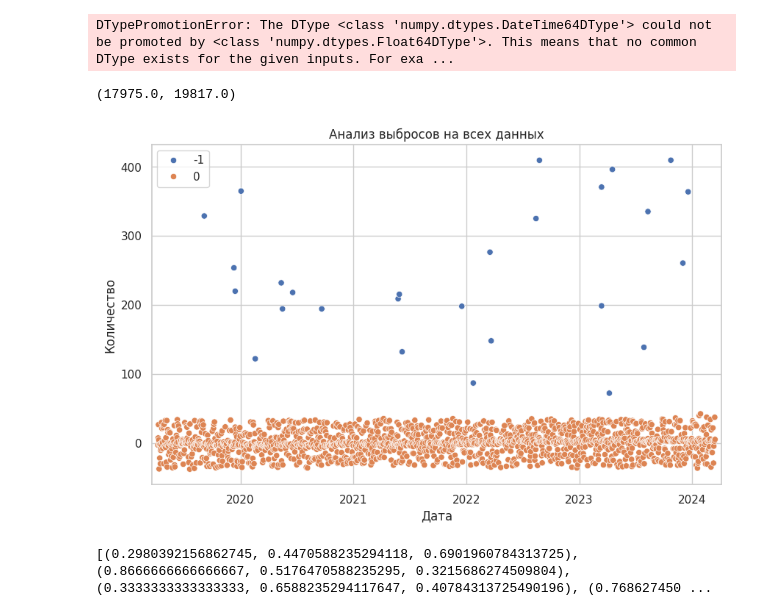
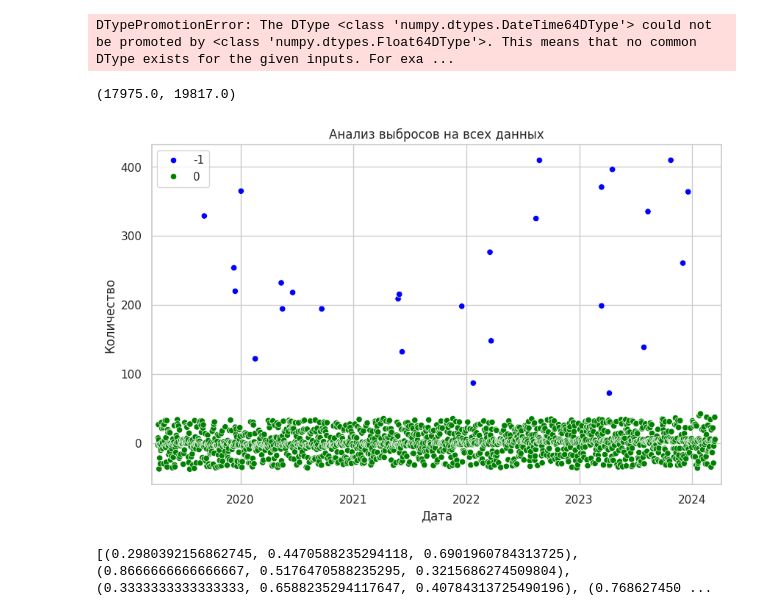
Before and after one commit to MaximIgitov/cup_it_24, a Jupyter notebook: Notebook.ipynb, the cells around one changed output. Cells and saved outputs as stored; diff of their text form; code cells hidden in the pictures.

Commit message:
Changed colors of last figure

```diff
--- a/Notebook.ipynb
+++ b/Notebook.ipynb
@@ -493,15 +493,15 @@ clusterizator = DBSCAN(min_samples=10).fit(StandardScaler().fit_transform(X=data
 DTypePromotionError: The DType <class 'numpy.dtypes.DateTime64DType'> could not be promoted by <class 'numpy.dtypes.Float64DType'>. This means that no common DType exists for the given inputs. For exa ...
 # %%
 plt.figure(figsize=(10, 6))
-sns.scatterplot(data=dataset, x="date_of", y="quotes_number", hue = clusterizator.labels_, palette = sns.color_palette()[:2])
+sns.scatterplot(data=dataset, x="date_of", y="quotes_number", hue = clusterizator.labels_, palette = ["blue", "green"])
 plt.title('Анализ выбросов на всех данных')
 plt.xlabel('Дата')
 plt.ylabel('Количество')
 
 plt.xlim(dataset["date_of"].min() - pd.DateOffset(days=20), dataset["date_of"].max() + pd.DateOffset(days=20))
 # %% [output]
 (17975.0, 19817.0)
-[figure, old version]
+[figure, new version]
 # %%
 print(sns.color_palette())
 # %% [output]
```
